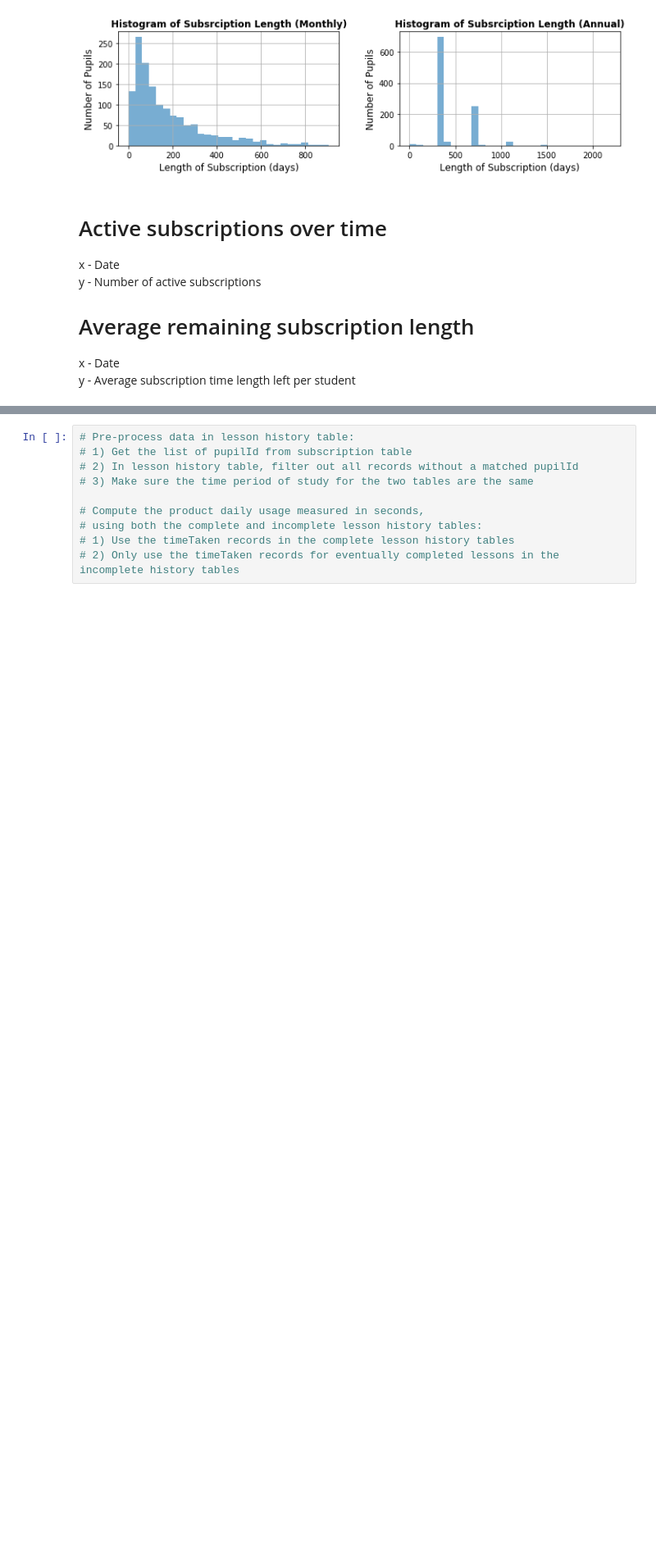
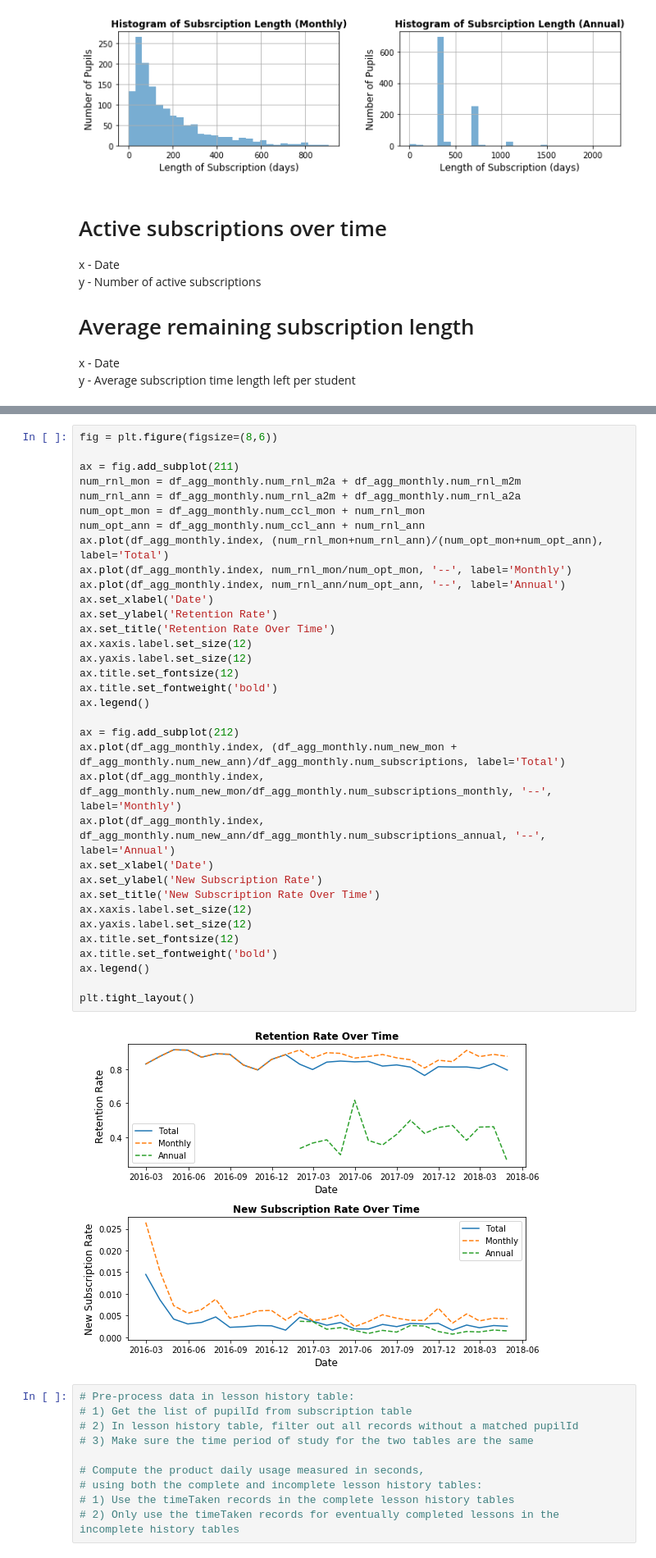
Before and after one commit to vicaws/Whizz, a Jupyter notebook: Code/Churn/Churn/Experiment.ipynb, the cells around one changed output, grey strips where cells are left out. Shown at 82% size. Drawn from its saved outputs; the diff is of its cells as text; blank space fills up the shorter version.

```diff
--- a/Code/Churn/Churn/Experiment.ipynb
+++ b/Code/Churn/Churn/Experiment.ipynb
@@ -256,3 +109,39 @@ plt.tight_layout()
+# %%
+fig = plt.figure(figsize=(8,6))
+
+ax = fig.add_subplot(211)
+num_rnl_mon = df_agg_monthly.num_rnl_m2a + df_agg_monthly.num_rnl_m2m
+num_rnl_ann = df_agg_monthly.num_rnl_a2m + df_agg_monthly.num_rnl_a2a
+num_opt_mon = df_agg_monthly.num_ccl_mon + num_rnl_mon
+num_opt_ann = df_agg_monthly.num_ccl_ann + num_rnl_ann
+ax.plot(df_agg_monthly.index, (num_rnl_mon+num_rnl_ann)/(num_opt_mon+num_opt_ann), label='Total')
+ax.plot(df_agg_monthly.index, num_rnl_mon/num_opt_mon, '--', label='Monthly')
+ax.plot(df_agg_monthly.index, num_rnl_ann/num_opt_ann, '--', label='Annual')
+ax.set_xlabel('Date')
+ax.set_ylabel('Retention Rate')
+ax.set_title('Retention Rate Over Time')
+ax.xaxis.label.set_size(12)
+ax.yaxis.label.set_size(12)
+ax.title.set_fontsize(12)
+ax.title.set_fontweight('bold')
+ax.legend()
+
+ax = fig.add_subplot(212)
+ax.plot(df_agg_monthly.index, (df_agg_monthly.num_new_mon + df_agg_monthly.num_new_ann)/df_agg_monthly.num_subscriptions, label='Total')
+ax.plot(df_agg_monthly.index, df_agg_monthly.num_new_mon/df_agg_monthly.num_subscriptions_monthly, '--', label='Monthly')
+ax.plot(df_agg_monthly.index, df_agg_monthly.num_new_ann/df_agg_monthly.num_subscriptions_annual, '--', label='Annual')
+ax.set_xlabel('Date')
+ax.set_ylabel('New Subscription Rate')
+ax.set_title('New Subscription Rate Over Time')
+ax.xaxis.label.set_size(12)
+ax.yaxis.label.set_size(12)
+ax.title.set_fontsize(12)
+ax.title.set_fontweight('bold')
+ax.legend()
+
+plt.tight_layout()
+# %% [output]
+[figure, added]
 # %%
 # Pre-process data in lesson history table:
 # 1) Get the list of pupilId from subscription table
```
Also changed, not shown: parts of 10 cells of this notebook, 6 other files.
